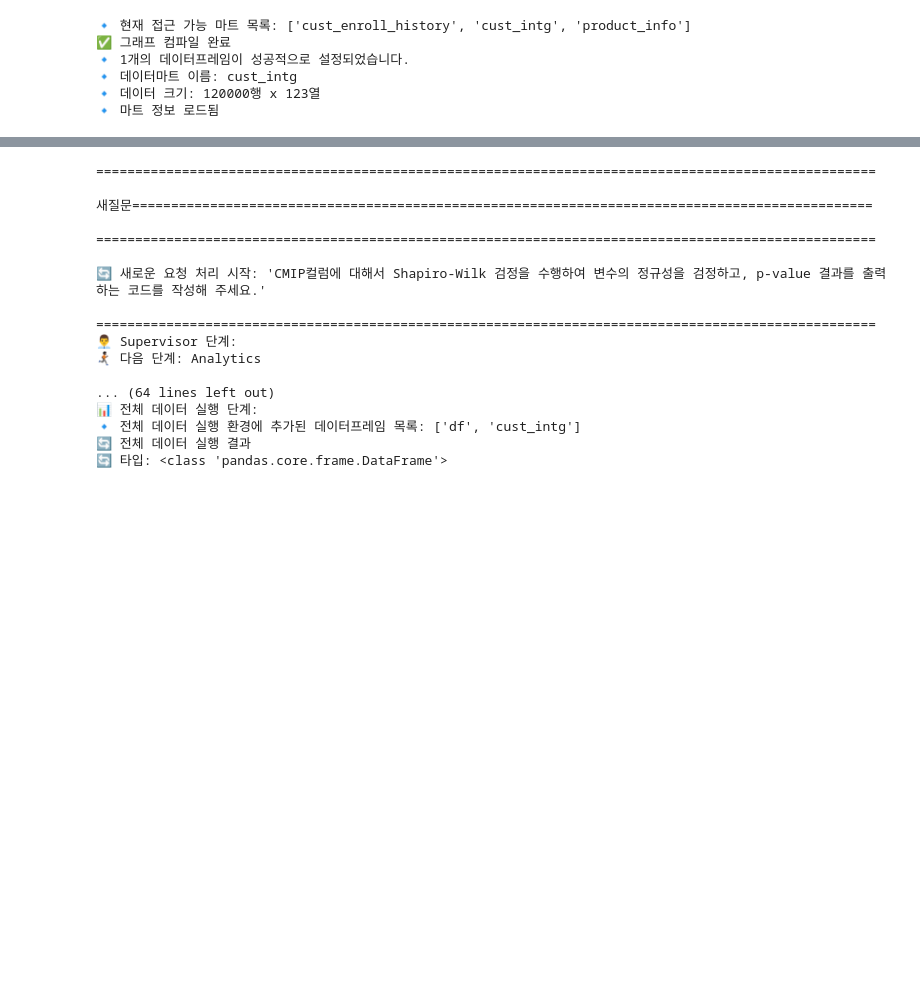
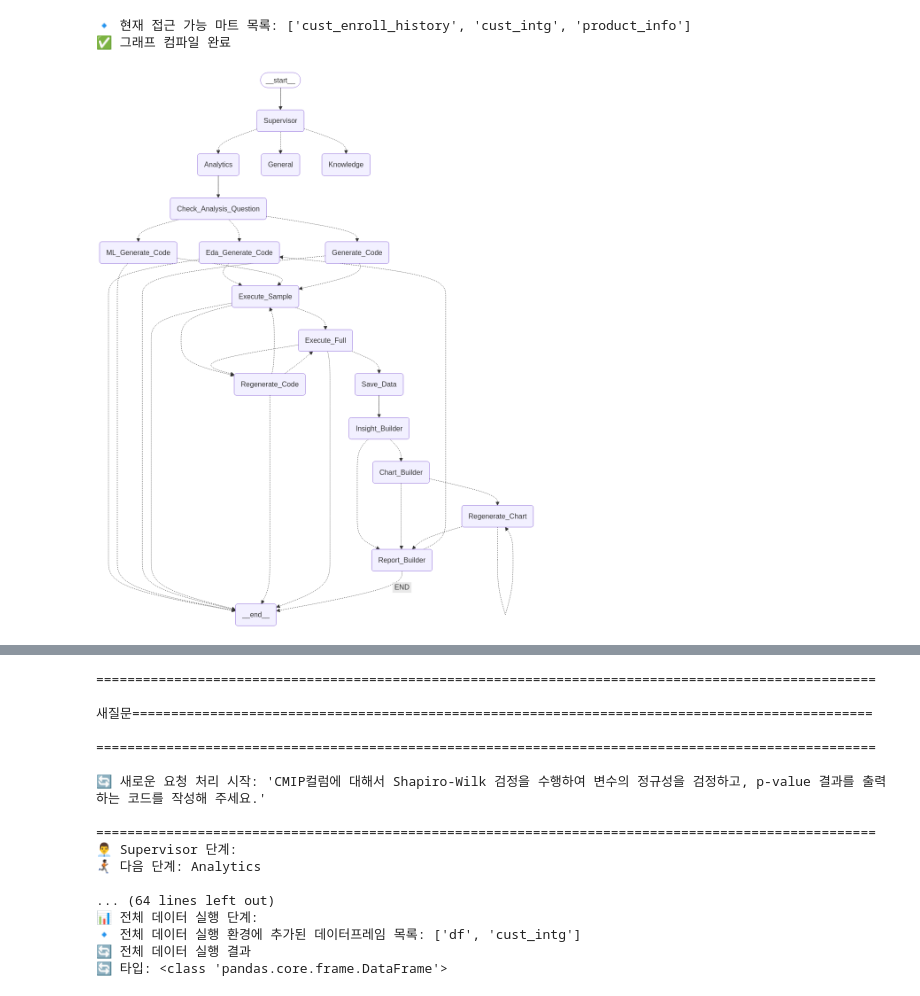
Before and after one commit to lanad01/GENBA, a Jupyter notebook: 02.생성테스트 copy.ipynb, the cells around one changed output, grey strips where cells are left out. Saved outputs shown, nothing was run; the diff lists cells and outputs as text; code cells hidden in the pictures; blank space fills up the shorter version.

```diff
--- a/02.생성테스트 copy.ipynb
+++ b/02.생성테스트 copy.ipynb
@@ -3,37 +3,34 @@
 from dotenv import load_dotenv
 import os
 import pandas as pd
-from ai_agent_v2 import DataAnayticsAssistant
+from utils.analytic_agent import DataAnayticsAssistant
 
 # OpenAI API 키 로드
 load_dotenv()
 openai_api_key = os.getenv('OPENAI_API_KEY')
 
 PROCESSED_DATA_PATH = "../output/stage1/processed_data_info.xlsx"
 mart_name = "cust_intg"
 def load_processed_data_info():
     """사전에 분석된 데이터 정보 로드"""
     if not os.path.exists(PROCESSED_DATA_PATH):
         return None
     else:
         # 모든 시트 로드
         return pd.read_excel(PROCESSED_DATA_PATH, sheet_name=mart_name)
 
 
 # ✅ Streamlit 실행 시 데이터 로드
 mart_info = load_processed_data_info()
 
 # 어시스턴트 초기화
 assistant = DataAnayticsAssistant(openai_api_key)
 
 df = pd.read_pickle(f'../data/{mart_name}.pkl')
-
+assistant.graph
 # 데이터프레임 설정
-assistant.set_active_mart(df, mart_name)
+# assistant.set_active_mart(df, mart_name)
 # %% [output]
 🔹 현재 접근 가능 마트 목록: ['cust_enroll_history', 'cust_intg', 'product_info']
 ✅ 그래프 컴파일 완료
-🔹 1개의 데이터프레임이 성공적으로 설정되었습니다.
-🔹 데이터마트 이름: cust_intg
-🔹 데이터 크기: 120000행 x 123열
-🔹 마트 정보 로드됨
+[figure, added]
```
Also changed, not shown: parts of 4 cells of this notebook, 56 other files.
